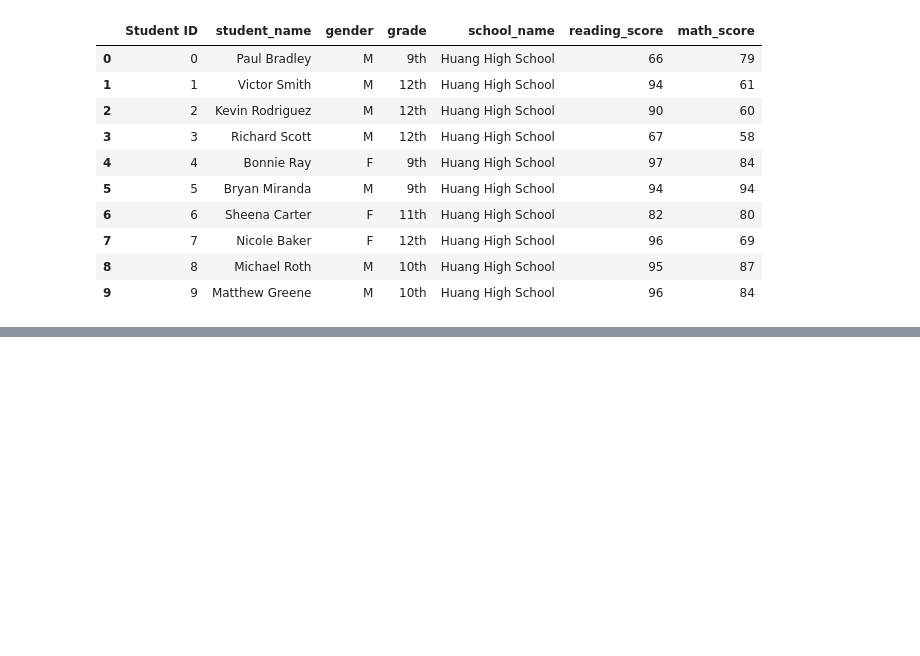
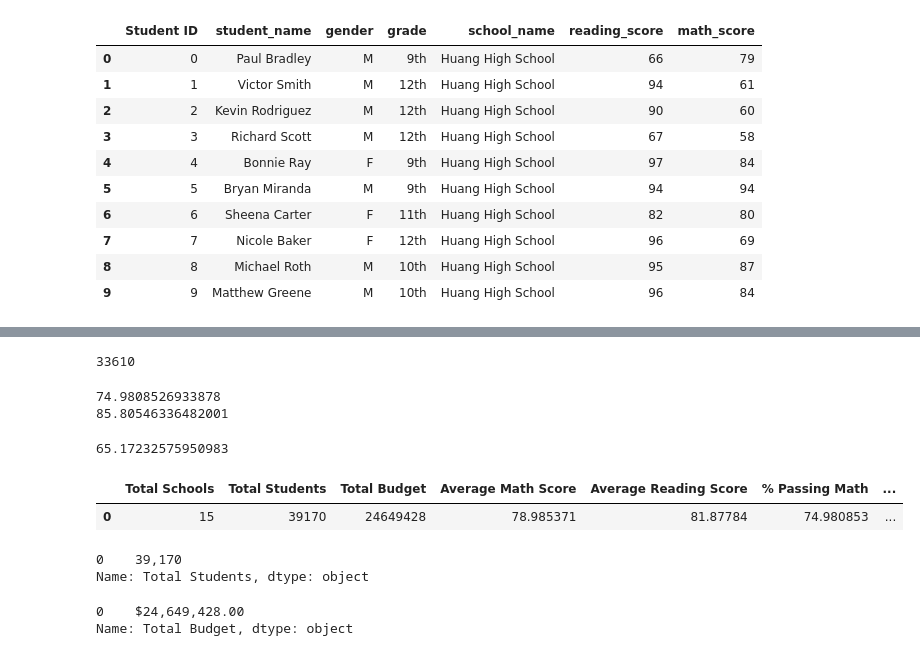
Before and after one commit to MelissaLesiewicz/School_District_Analysis, a Jupyter notebook: PyCitySchools.ipynb, the cells around one changed output, grey strips where cells are left out. Cells and saved outputs as stored; diff of their text form; code cells hidden in the pictures; blank space fills up the shorter version.

```diff
--- a/PyCitySchools.ipynb
+++ b/PyCitySchools.ipynb
@@ -146,0 +204,10 @@ student_data_df.head(10)
+# %%
+#Percentage of students who passed math with a 70 or higher
+#create new dataframe that contains studentss with math scores of 70 or higher
+passing_math = school_data_complete_df[school_data_complete_df["math_score"] >= 70]
+print(passing_math.head())
+#Count students with passing math scores and store to a variable
+passing_math_count = passing_math["student_name"].count()
+print(passing_math_count)
+#Calculate percentage of passing students
+passing_math_percentage = passing_math_count / float(student_count)* 100
@@ -146,0 +229,45 @@ student_data_df.head(10)
+# %%
+#Percentage of students who passed reading with a 70 or higher
+#create new dataframe that contains students with a reading score of 70 or higher
+passing_reading = school_data_complete_df[school_data_complete_df["reading_score"] >= 70]
+#Count number of students with a passing reading score and store to variable
+passing_reading_count = passing_reading["student_name"].count()
+print(passing_reading_count)
+passing_reading.head()
+#Calculate percentage of students with passing reading scores
+passing_reading_percentage = passing_reading_count / float(student_count) * 100
+# %% [output]
+33610
+# %%
+#print passing student percentages for math & reading
+print(passing_math_percentage)
+print(passing_reading_percentage)
+# %% [output]
+74.9808526933878
+85.80546336482001
+# %%
+#Overall passing percentage
+#create new dataframe that contains students who passed math and reading with a 70 or higher
+passing_math_reading = school_data_complete_df[(school_data_complete_df["math_score"] >= 70) & (school_data_complete_df["reading_score"] >= 70)]
+#count number of students who passed math and reading and save to a variable
+passing_math_reading_count = passing_math_reading["student_name"].count()
+#Calculate percentage of students who passed math and reading
+passing_mr_percentage = passing_math_reading_count / float(student_count) *100
+print(passing_mr_percentage)
+# %% [output]
+65.17232575950983
+# %%
+#Create dataframe for district summary information
+district_summary_df = pd.DataFrame(
+[{"Total Schools": school_count,
+ "Total Students": student_count,
+ "Total Budget": total_budget,
+ "Average Math Score": average_math_score,
+ "Average Reading Score": average_reading_score,
+ "% Passing Math": passing_math_percentage,
+ "% Passing Reading": passing_reading_percentage,
+ "% Overall Passing": passing_mr_percentage}])
+district_summary_df
+# %% [output]
+|  | Total Schools | Total Students | Total Budget | Average Math Score | Average Reading Score | % Passing Math | ... |
+| 0 | 15 | 39170 | 24649428 | 78.985371 | 81.87784 | 74.980853 | ... |
@@ -146,0 +276,11 @@ student_data_df.head(10)
+# %%
+district_summary_df["Total Students"]
+# %% [output]
+0    39,170
+Name: Total Students, dtype: object
+# %%
+district_summary_df["Total Budget"] = district_summary_df["Total Budget"].map("${:,.2f}".format)
+district_summary_df["Total Budget"]
+# %% [output]
+0    $24,649,428.00
+Name: Total Budget, dtype: object
```
Also changed, not shown: parts of 9 cells of this notebook, 1 other file.
